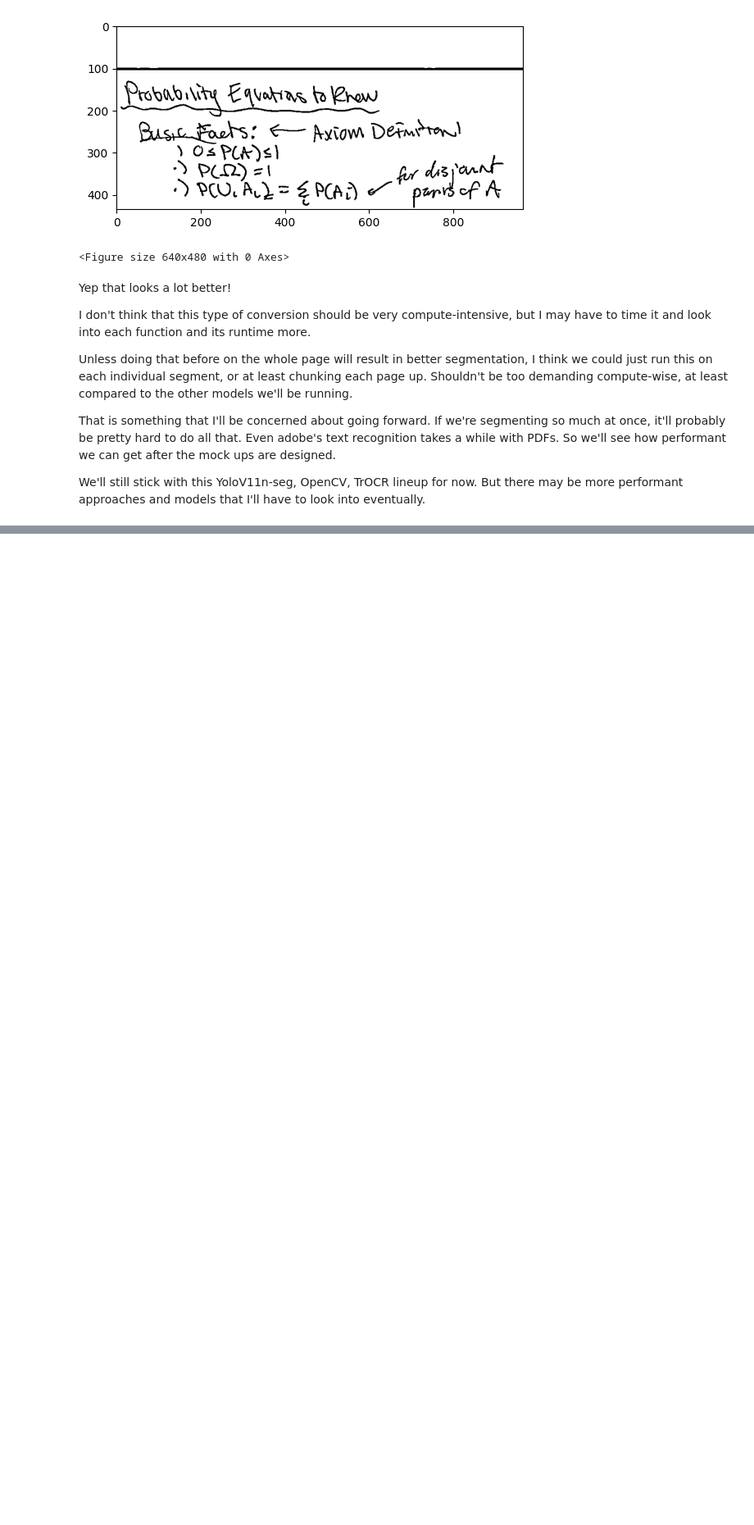
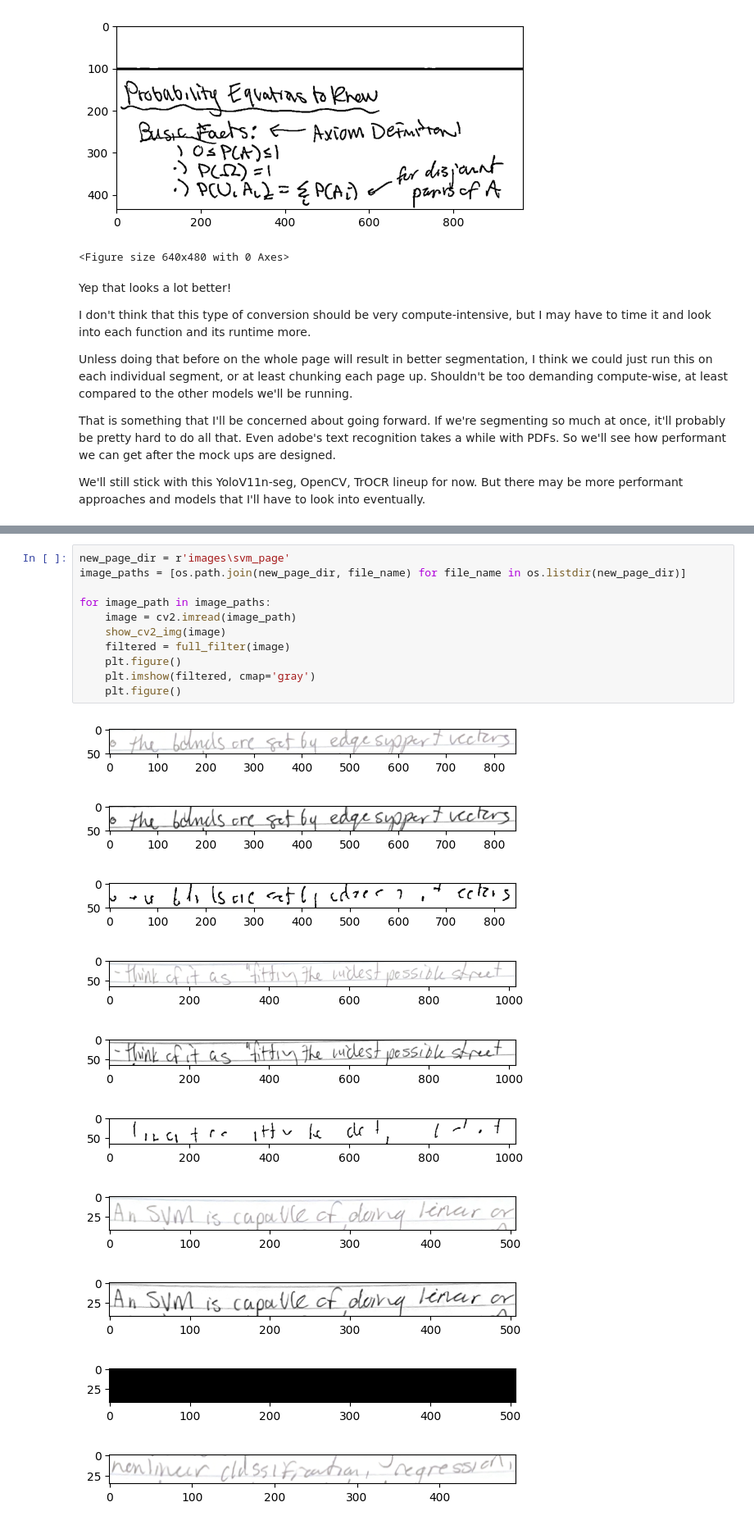
Before and after one commit to gjburke/note-transfer, a Jupyter notebook: development/text_detection.ipynb, the cells around one changed output, grey strips where cells are left out. Shown at 82% size. Saved outputs shown, nothing was run; the diff lists cells and outputs as text; blank space fills up the shorter version.

Commit message:
Filter testing, found major issues, needs rework

```diff
--- a/development/text_detection.ipynb
+++ b/development/text_detection.ipynb
@@ -274,0 +282,22 @@ We'll still stick with this YoloV11n-seg, OpenCV, TrOCR lineup for now. But ther
+# %%
+new_page_dir = r'images\svm_page'
+image_paths = [os.path.join(new_page_dir, file_name) for file_name in os.listdir(new_page_dir)]
+
+for image_path in image_paths:
+    image = cv2.imread(image_path)
+    show_cv2_img(image)
+    filtered = full_filter(image)
+    plt.figure()
+    plt.imshow(filtered, cmap='gray')
+    plt.figure()
+# %% [output]
+[figure, added]
+[figure, added]
+[figure, added]
+[figure, added]
+[figure, added]
+[figure, added]
+[figure, added]
+[figure, added]
+[figure, added]
+[figure, added]
```
Also changed, not shown: parts of 23 cells of this notebook.
